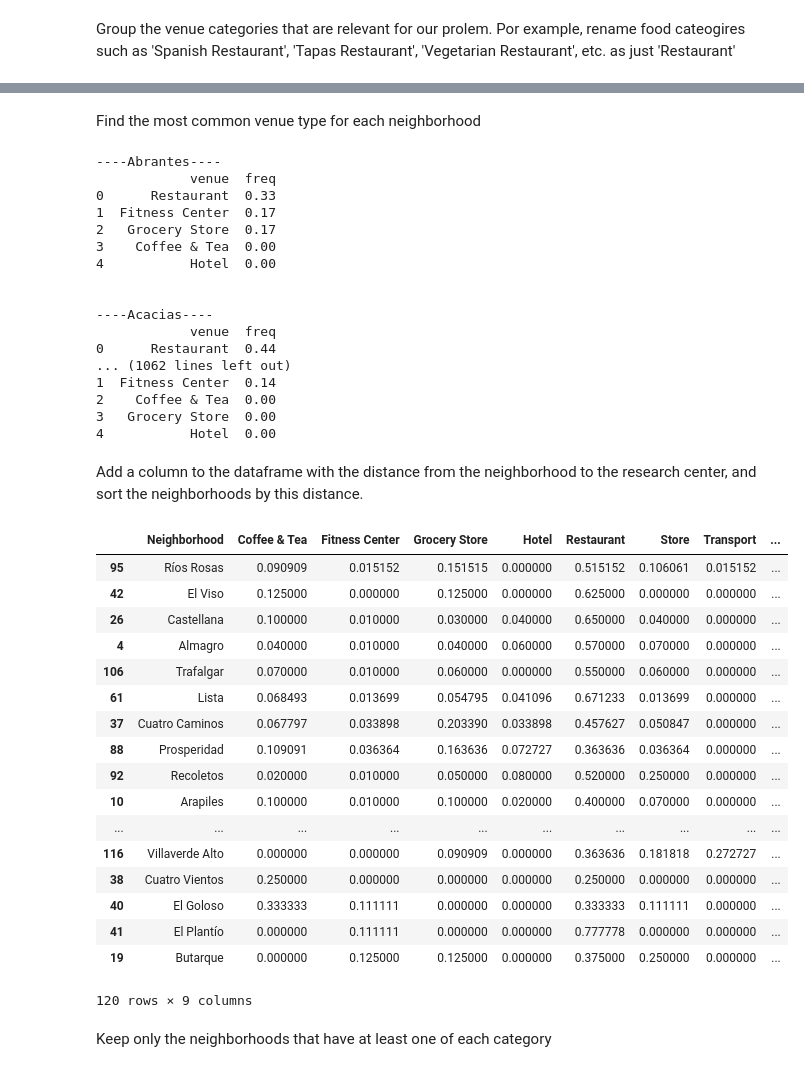
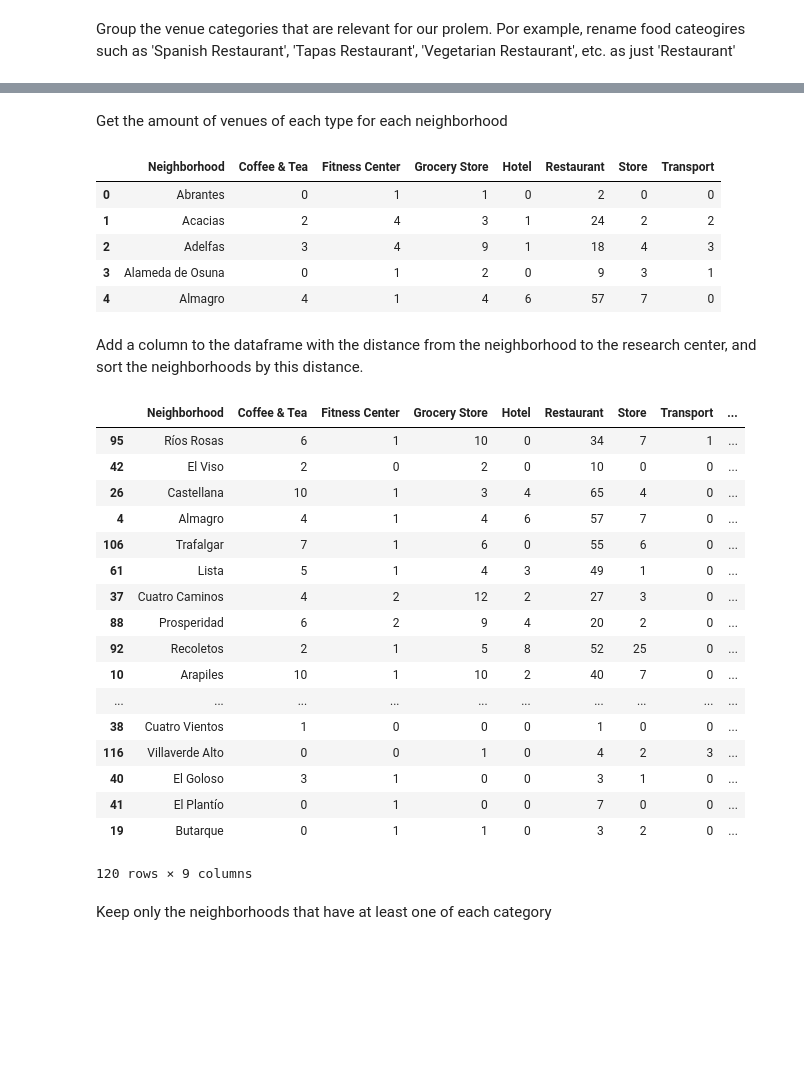
Before and after one commit to anegoni/Coursera_Capstone, a Jupyter notebook: The Battle of Neighborhoods.ipynb, the cells around one changed output, grey strips where cells are left out. Drawn from its saved outputs; the diff is of its cells as text; code cells hidden in the pictures; blank space fills up the shorter version.

```diff
--- a/The Battle of Neighborhoods.ipynb
+++ b/The Battle of Neighborhoods.ipynb
@@ -362,5 +340,5 @@ madrid_venues
 # %% [markdown]
-Find the most common venue type for each neighborhood
+Get the amount of venues of each type for each neighborhood
 # %%
 # one hot encoding
 madrid_onehot = pd.get_dummies(madrid_venues[['Group']], prefix="", prefix_sep="")
@@ -372,70 +350,48 @@ madrid_onehot['Neighborhood'] = madrid_venues['Neighborhood']
 fixed_columns = [madrid_onehot.columns[-1]] + list(madrid_onehot.columns[:-1])
 madrid_onehot = madrid_onehot[fixed_columns]
 
-madrid_onehot.head()
-
-# Group rows by neighborhood and by taking the mean of the frequency of occurrence of each category
-madrid_grouped = madrid_onehot.groupby('Neighborhood').mean().reset_index()
-
-# Print each neighborhood along with the top 5 most common venues
-num_top_venues = 5
-
-for hood in madrid_grouped['Neighborhood']:
-    print("----"+hood+"----")
-    temp = madrid_grouped[madrid_grouped['Neighborhood'] == hood].T.reset_index()
-    temp.columns = ['venue','freq']
-    temp = temp.iloc[1:]
-    temp['freq'] = temp['freq'].astype(float)
-    temp = temp.round({'freq': 2})
-    print(temp.sort_values('freq', ascending=False).reset_index(drop=True).head(num_top_venues))
-    print('\n')
+# Group rows by neighborhood and compute the amount of venues per type
+madrid_grouped = madrid_onehot.groupby('Neighborhood').sum().reset_index()
+madrid_grouped.drop(columns='Other', inplace = True)
+madrid_grouped.head()
 # %% [output]
-----Abrantes----
-            venue  freq
-0      Restaurant  0.33
-1  Fitness Center  0.17
-2   Grocery Store  0.17
-3    Coffee & Tea  0.00
-4           Hotel  0.00
-
-
-----Acacias----
-            venue  freq
-0      Restaurant  0.44
-... (1062 lines left out)
-1  Fitness Center  0.14
-2    Coffee & Tea  0.00
-3   Grocery Store  0.00
-4           Hotel  0.00
+|  | Neighborhood | Coffee & Tea | Fitness Center | Grocery Store | Hotel | Restaurant | Store | Transport |
+| 0 | Abrantes | 0 | 1 | 1 | 0 | 2 | 0 | 0 |
+| 1 | Acacias | 2 | 4 | 3 | 1 | 24 | 2 | 2 |
+| 2 | Adelfas | 3 | 4 | 9 | 1 | 18 | 4 | 3 |
+| 3 | Alameda de Osuna | 0 | 1 | 2 | 0 | 9 | 3 | 1 |
+| 4 | Almagro | 4 | 1 | 4 | 6 | 57 | 7 | 0 |
 # %% [markdown]
 Add a column to the dataframe with the distance from the neighborhood to the research center, and sort the neighborhoods by this distance.
 # %%
 madrid_grouped.sort_values(by=['Neighborhood'], inplace=True)
 data.sort_values(by=['Neighborhood'], inplace=True)
 data = data.reset_index(drop=True)
 
 pos = data['Neighborhood'].isin(madrid_grouped['Neighborhood'])
 madrid_grouped['Distance'] = data['Distance'][data['Neighborhood'].isin(madrid_grouped['Neighborhood'])].reset_index(drop=True)
+madrid_grouped['Distance'] = madrid_grouped['Distance'].round(2)
 madrid_grouped.sort_values(by=['Distance'], inplace=True)
+
 madrid_grouped
 # %% [output]
 |  | Neighborhood | Coffee & Tea | Fitness Center | Grocery Store | Hotel | Restaurant | Store | Transport | ... |
-| 95 | Ríos Rosas | 0.090909 | 0.015152 | 0.151515 | 0.000000 | 0.515152 | 0.106061 | 0.015152 | ... |
-| 42 | El Viso | 0.125000 | 0.000000 | 0.125000 | 0.000000 | 0.625000 | 0.000000 | 0.000000 | ... |
-| 26 | Castellana | 0.100000 | 0.010000 | 0.030000 | 0.040000 | 0.650000 | 0.040000 | 0.000000 | ... |
-| 4 | Almagro | 0.040000 | 0.010000 | 0.040000 | 0.060000 | 0.570000 | 0.070000 | 0.000000 | ... |
-| 106 | Trafalgar | 0.070000 | 0.010000 | 0.060000 | 0.000000 | 0.550000 | 0.060000 | 0.000000 | ... |
-| 61 | Lista | 0.068493 | 0.013699 | 0.054795 | 0.041096 | 0.671233 | 0.013699 | 0.000000 | ... |
-| 37 | Cuatro Caminos | 0.067797 | 0.033898 | 0.203390 | 0.033898 | 0.457627 | 0.050847 | 0.000000 | ... |
-| 88 | Prosperidad | 0.109091 | 0.036364 | 0.163636 | 0.072727 | 0.363636 | 0.036364 | 0.000000 | ... |
-| 92 | Recoletos | 0.020000 | 0.010000 | 0.050000 | 0.080000 | 0.520000 | 0.250000 | 0.000000 | ... |
-| 10 | Arapiles | 0.100000 | 0.010000 | 0.100000 | 0.020000 | 0.400000 | 0.070000 | 0.000000 | ... |
+| 95 | Ríos Rosas | 6 | 1 | 10 | 0 | 34 | 7 | 1 | ... |
+| 42 | El Viso | 2 | 0 | 2 | 0 | 10 | 0 | 0 | ... |
+| 26 | Castellana | 10 | 1 | 3 | 4 | 65 | 4 | 0 | ... |
+| 4 | Almagro | 4 | 1 | 4 | 6 | 57 | 7 | 0 | ... |
+| 106 | Trafalgar | 7 | 1 | 6 | 0 | 55 | 6 | 0 | ... |
+| 61 | Lista | 5 | 1 | 4 | 3 | 49 | 1 | 0 | ... |
+| 37 | Cuatro Caminos | 4 | 2 | 12 | 2 | 27 | 3 | 0 | ... |
+| 88 | Prosperidad | 6 | 2 | 9 | 4 | 20 | 2 | 0 | ... |
+| 92 | Recoletos | 2 | 1 | 5 | 8 | 52 | 25 | 0 | ... |
+| 10 | Arapiles | 10 | 1 | 10 | 2 | 40 | 7 | 0 | ... |
 | ... | ... | ... | ... | ... | ... | ... | ... | ... | ... |
-| 116 | Villaverde Alto | 0.000000 | 0.000000 | 0.090909 | 0.000000 | 0.363636 | 0.181818 | 0.272727 | ... |
-| 38 | Cuatro Vientos | 0.250000 | 0.000000 | 0.000000 | 0.000000 | 0.250000 | 0.000000 | 0.000000 | ... |
-| 40 | El Goloso | 0.333333 | 0.111111 | 0.000000 | 0.000000 | 0.333333 | 0.111111 | 0.000000 | ... |
-| 41 | El Plantío | 0.000000 | 0.111111 | 0.000000 | 0.000000 | 0.777778 | 0.000000 | 0.000000 | ... |
-| 19 | Butarque | 0.000000 | 0.125000 | 0.125000 | 0.000000 | 0.375000 | 0.250000 | 0.000000 | ... |
+| 38 | Cuatro Vientos | 1 | 0 | 0 | 0 | 1 | 0 | 0 | ... |
+| 116 | Villaverde Alto | 0 | 0 | 1 | 0 | 4 | 2 | 3 | ... |
+| 40 | El Goloso | 3 | 1 | 0 | 0 | 3 | 1 | 0 | ... |
+| 41 | El Plantío | 0 | 1 | 0 | 0 | 7 | 0 | 0 | ... |
+| 19 | Butarque | 0 | 1 | 1 | 0 | 3 | 2 | 0 | ... |
 120 rows × 9 columns
 # %% [markdown]
 Keep only the neighborhoods that have at least one of each category
```
Also changed, not shown: parts of 16 cells of this notebook.
